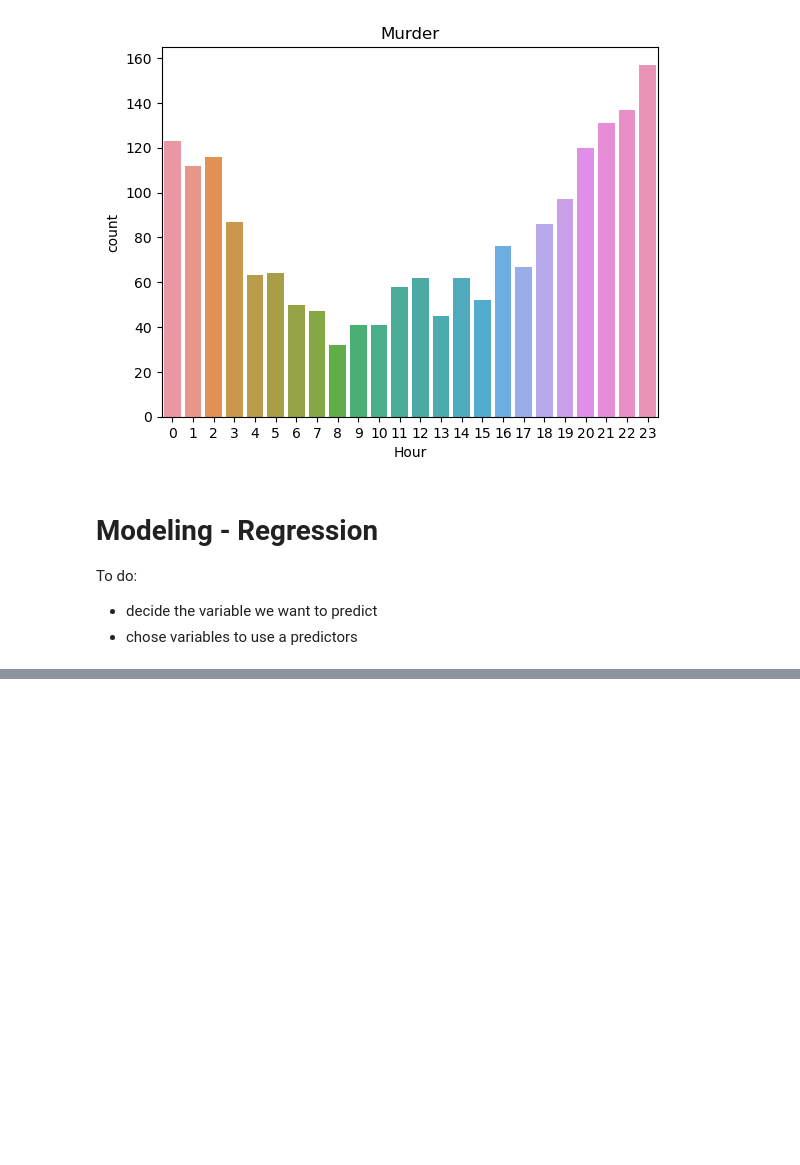
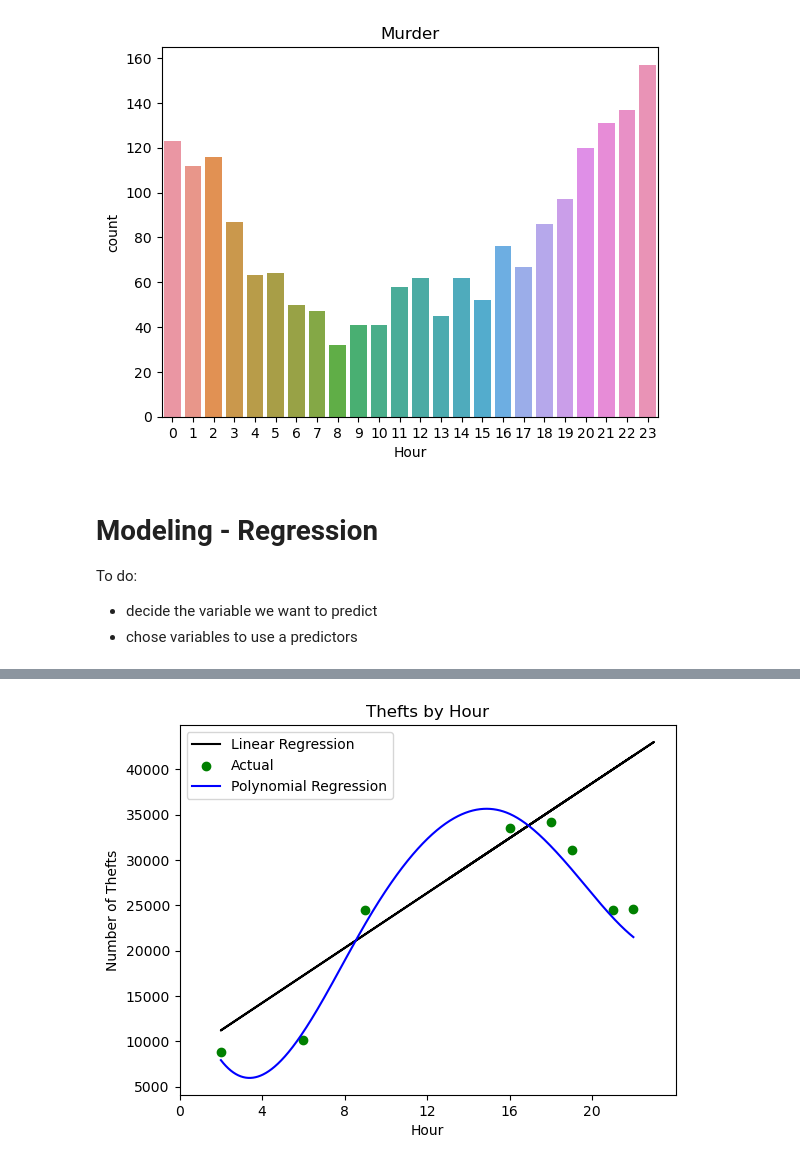
Before and after one commit to gbd2/deep23, a Jupyter notebook: crime_workshop10_1.ipynb, the cells around one changed output, grey strips where cells are left out. Cells and saved outputs as stored; diff of their text form; code cells hidden in the pictures; blank space fills up the shorter version.

```diff
--- a/crime_workshop10_1.ipynb
+++ b/crime_workshop10_1.ipynb
@@ -580 +581,61 @@ Text(0.5, 1.0, 'Robberies by Hour')
+# %%
+# Theft Regression
+from sklearn.model_selection import train_test_split
+from sklearn.linear_model import LinearRegression
+from sklearn.preprocessing import PolynomialFeatures
+from sklearn import metrics
+from scipy.interpolate import make_interp_spline
+
+X = pd.DataFrame()
+y = pd.DataFrame()
+X["Hour"] = range(0,24)
+
+freqlist = []
+for i in range(24):
+    freqlist.append(crime_df_theft[crime_df_theft["Hour"] == i].shape[0])
+
+y["Number_Crimes"] = freqlist
+
+model = LinearRegression()
+poly_reg_model = LinearRegression()
+poly = PolynomialFeatures(degree=4, include_bias=False)
+
+# Linear Regression (not good for this)
+X_train, X_test, y_train, y_test = train_test_split(X, y, test_size=.3)
+model.fit(X_train, y_train)
+predictions = model.predict(X_test)
+
+mse = metrics.mean_squared_error(y_test, predictions)
+rmse = np.sqrt(mse)
+plt.plot(X_test['Hour'], predictions, color="k", label='Linear Regression')
+
+# Nonlinear regression
+X_train, X_test, y_train, y_test = train_test_split(X, y, test_size=0.3)
+poly_features = poly.fit_transform(X_train['Hour'].values.reshape(-1, 1))
+poly_reg_model.fit(poly_features, y_train)
+predictions_poly = poly_reg_model.predict(poly.fit_transform(X_test['Hour'].values.reshape(-1, 1)))
+mse = metrics.mean_squared_error(y_test, predictions_poly)
+rmse = np.sqrt(mse)
+
+sorted_index_poly = X_test['Hour'].argsort()
+# Generate a smooth curve using make_interp_spline
+spl = make_interp_spline(X_test['Hour'].iloc[sorted_index_poly], predictions_poly[sorted_index_poly], k=3)
+
+# Create a finer set of points for the smooth curve
+x_smooth = np.linspace(X_test['Hour'].iloc[sorted_index_poly].min(), X_test['Hour'].iloc[sorted_index_poly].max(), 1000)
+
+# Evaluate the spline at the finer points
+y_smooth = spl(x_smooth)
+
+# Plot the scatter plot and the smooth curve
+plt.scatter(X_test['Hour'], y_test, color='g', label='Actual')
+plt.plot(x_smooth, y_smooth, color="b", label='Polynomial Regression')
+plt.xticks(np.arange(0, 24, 4))
+plt.xlabel("Hour")
+plt.ylabel("Number of Thefts")
+plt.title("Thefts by Hour")
+plt.legend()
+plt.show()
+# %% [output]
+[figure, added]
 # %%
```
Also changed, not shown: parts of 5 cells of this notebook.
